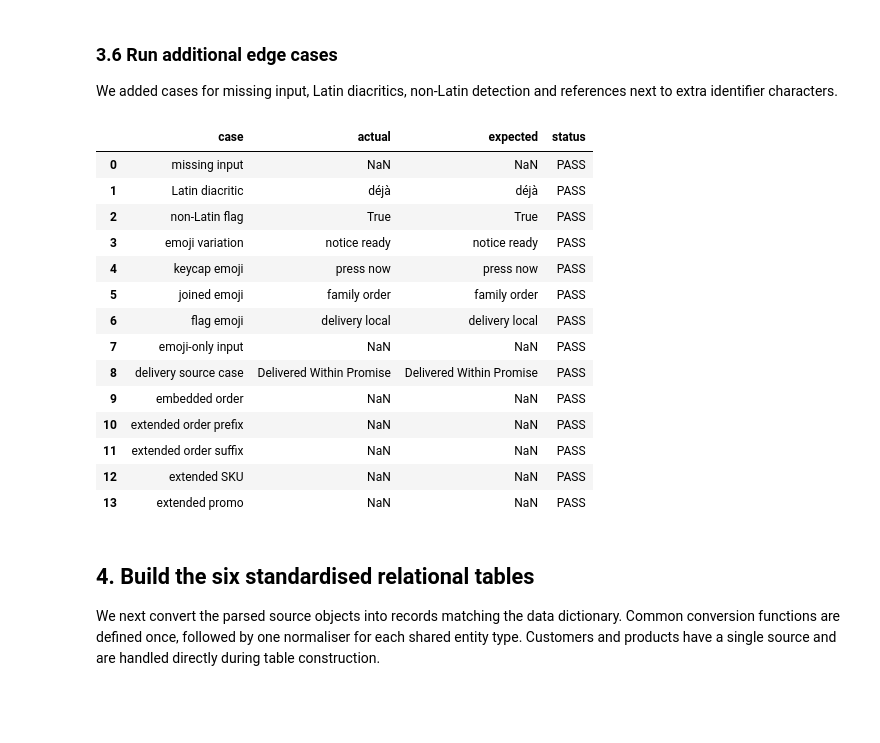
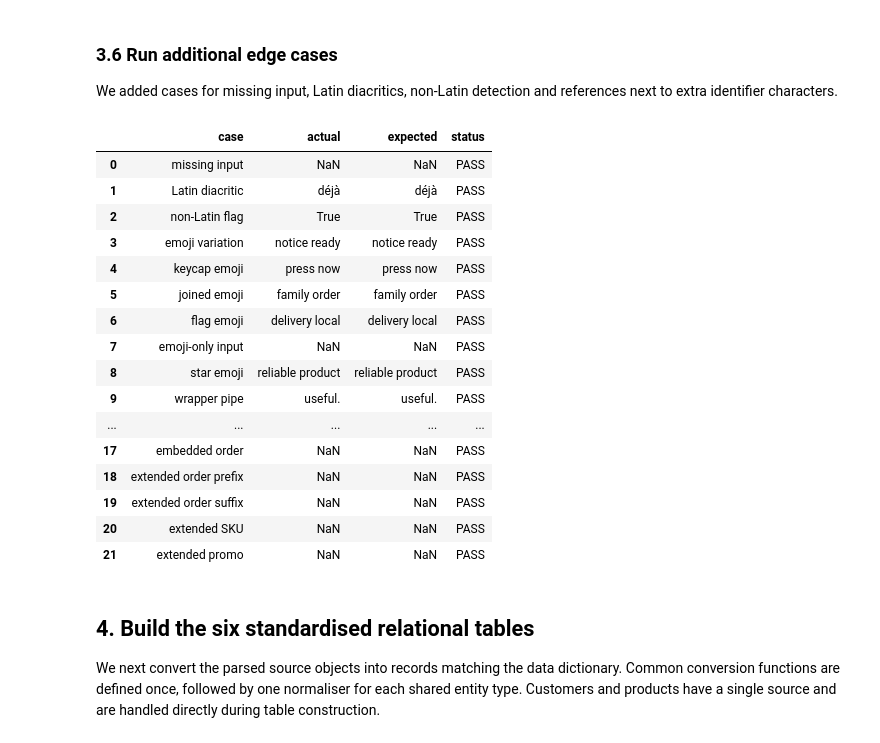
Before and after one commit to ZGHL/FIT5196-A1, a Jupyter notebook: processing/notebooks/Group030_solution.ipynb, the cells around one changed output. Drawn from its saved outputs; the diff is of its cells as text; code cells hidden in the pictures; blank space fills up the shorter version.

Commit message:
Fix review cleaning and refresh final submission

```diff
--- a/processing/notebooks/Group030_solution.ipynb
+++ b/processing/notebooks/Group030_solution.ipynb
@@ -672,39 +672,49 @@ We added cases for missing input, Latin diacritics, non-Latin detection and refe
 student_cases = [
     ('missing input', clean_narrative_text(None), 'NaN'),
     ('Latin diacritic', build_latin_analysis('déjà 東京'), 'déjà'),
     ('non-Latin flag', contains_non_latin_script('déjà 東京'), True),
     ('emoji variation', clean_narrative_text('notice ©️ ready'), 'notice ready'),
     ('keycap emoji', clean_narrative_text('press 1️⃣ now'), 'press now'),
     ('joined emoji', clean_narrative_text('family 👨‍👩‍👧‍👦 order'), 'family order'),
     ('flag emoji', clean_narrative_text('delivery 🇦🇺 local'), 'delivery local'),
     ('emoji-only input', clean_narrative_text('❤️'), 'NaN'),
+    ('star emoji', clean_narrative_text('⭐ reliable product'), 'reliable product'),
+    ('wrapper pipe', clean_narrative_text('Useful. Reference: HORD123456 | SKU: SKU-ABC123'), 'useful.'),
+    ('wrapper slash', clean_narrative_text('Useful. Reference: HORD123456 / SKU: SKU-ABC123'), 'useful.'),
+    ('wrapper semicolon', clean_narrative_text('Useful. Reference: HORD123456; SKU: SKU-ABC123'), 'useful.'),
+    ('wrapper space', clean_narrative_text('Useful. Reference: HORD123456 SKU: SKU-ABC123'), 'useful.'),
+    ('wrapper tab', clean_narrative_text('Useful. Reference: HORD123456\tSKU: SKU-ABC123'), 'useful.'),
+    ('wrapper newline', clean_narrative_text('Useful. Reference: HORD123456\nSKU: SKU-ABC123'), 'useful.'),
+    ('wrapper near match', clean_narrative_text('Reference: XHORD123456 / SKU: SKU-ABC123'), 'reference: xhord123456 / sku: sku-abc123'),
     ('delivery source case', clean_delivery_note('<p>Delivered Within Promise</p>'), 'Delivered Within Promise'),
     ('embedded order', extract_order_reference('XHORD123456'), 'NaN'),
     ('extended order prefix', extract_order_reference('x_HORD123456'), 'NaN'),
     ('extended order suffix', extract_order_reference('HORD123456-extra'), 'NaN'),
     ('extended SKU', extract_product_sku('SKU-ABC_extra'), 'NaN'),
     ('extended promo', extract_promo_code('B3SAVE-24_more'), 'NaN'),
 ]
 student_results = pd.DataFrame(student_cases, columns=['case','actual','expected'])
 student_results['status'] = student_results.apply(lambda row: 'PASS' if row.actual == row.expected else 'FAIL', axis=1)
 assert student_results.status.eq('PASS').all()
 student_results
 # %% [output]
 |  | case | actual | expected | status |
 | 0 | missing input | NaN | NaN | PASS |
 | 1 | Latin diacritic | déjà | déjà | PASS |
 | 2 | non-Latin flag | True | True | PASS |
 | 3 | emoji variation | notice ready | notice ready | PASS |
 | 4 | keycap emoji | press now | press now | PASS |
 | 5 | joined emoji | family order | family order | PASS |
 | 6 | flag emoji | delivery local | delivery local | PASS |
 | 7 | emoji-only input | NaN | NaN | PASS |
-| 8 | delivery source case | Delivered Within Promise | Delivered Within Promise | PASS |
-| 9 | embedded order | NaN | NaN | PASS |
-| 10 | extended order prefix | NaN | NaN | PASS |
-| 11 | extended order suffix | NaN | NaN | PASS |
-| 12 | extended SKU | NaN | NaN | PASS |
-| 13 | extended promo | NaN | NaN | PASS |
+| 8 | star emoji | reliable product | reliable product | PASS |
+| 9 | wrapper pipe | useful. | useful. | PASS |
+| ... | ... | ... | ... | ... |
+| 17 | embedded order | NaN | NaN | PASS |
+| 18 | extended order prefix | NaN | NaN | PASS |
+| 19 | extended order suffix | NaN | NaN | PASS |
+| 20 | extended SKU | NaN | NaN | PASS |
+| 21 | extended promo | NaN | NaN | PASS |
 # %% [markdown]
 ## 4. Build the six standardised relational tables
 
```
Also changed, not shown: parts of 9 cells of this notebook, 21 other files.
